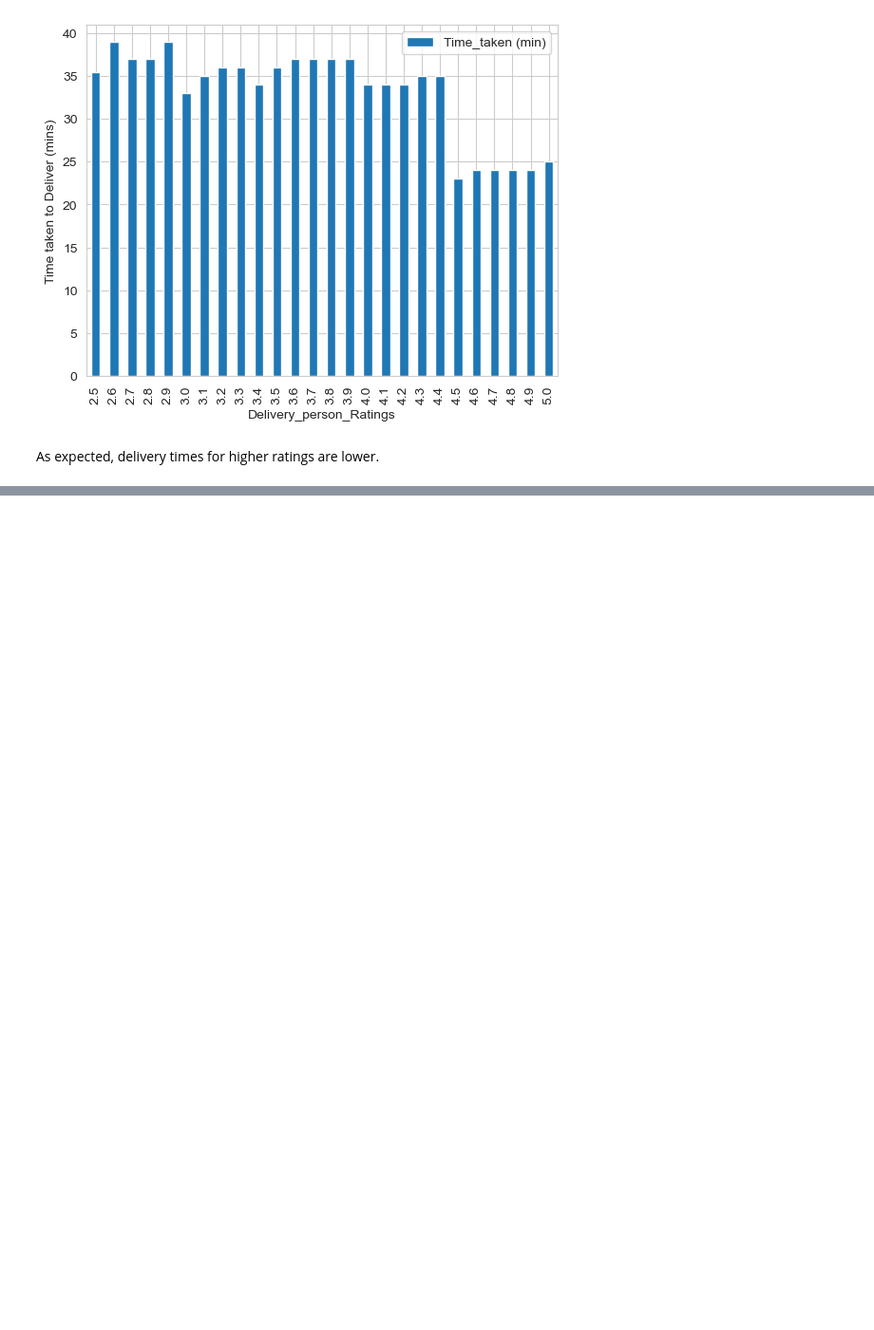
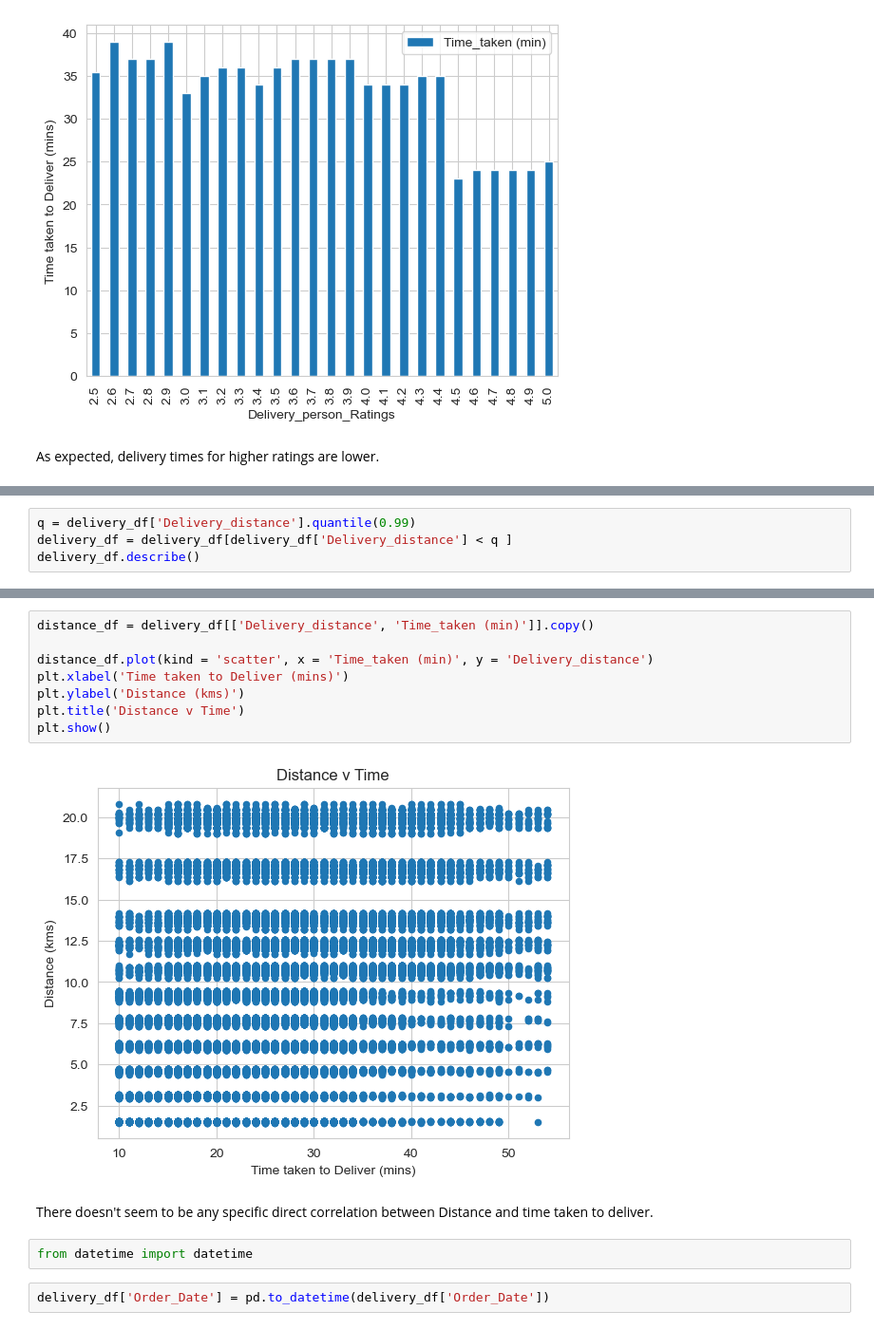
Before and after one commit to abhijitchak103/DelayTimePrediction, a Jupyter notebook: notebooks/Data_Transformation.ipynb, the cells around one changed output, grey strips where cells are left out. Shown at 95% size. Cells and saved outputs as stored; diff of their text form; blank space fills up the shorter version.

```diff
--- a/notebooks/Data_Transformation.ipynb
+++ b/notebooks/Data_Transformation.ipynb
@@ -195,0 +252,4 @@ df['delivery_distance'] = df.apply(
+# %%
+q = delivery_df['Delivery_distance'].quantile(0.99)
+delivery_df = delivery_df[delivery_df['Delivery_distance'] < q ]
+delivery_df.describe()
@@ -195,0 +266,16 @@ df['delivery_distance'] = df.apply(
+# %%
+distance_df = delivery_df[['Delivery_distance', 'Time_taken (min)']].copy()
+
+distance_df.plot(kind = 'scatter', x = 'Time_taken (min)', y = 'Delivery_distance')
+plt.xlabel('Time taken to Deliver (mins)')
+plt.ylabel('Distance (kms)')
+plt.title('Distance v Time')
+plt.show()
+# %% [output]
+[figure, added]
+# %% [markdown]
+There doesn't seem to be any specific direct correlation between Distance and time taken to deliver.
+# %%
+from datetime import datetime
+# %%
+delivery_df['Order_Date'] = pd.to_datetime(delivery_df['Order_Date'])
```
Also changed, not shown: parts of 32 cells of this notebook.
